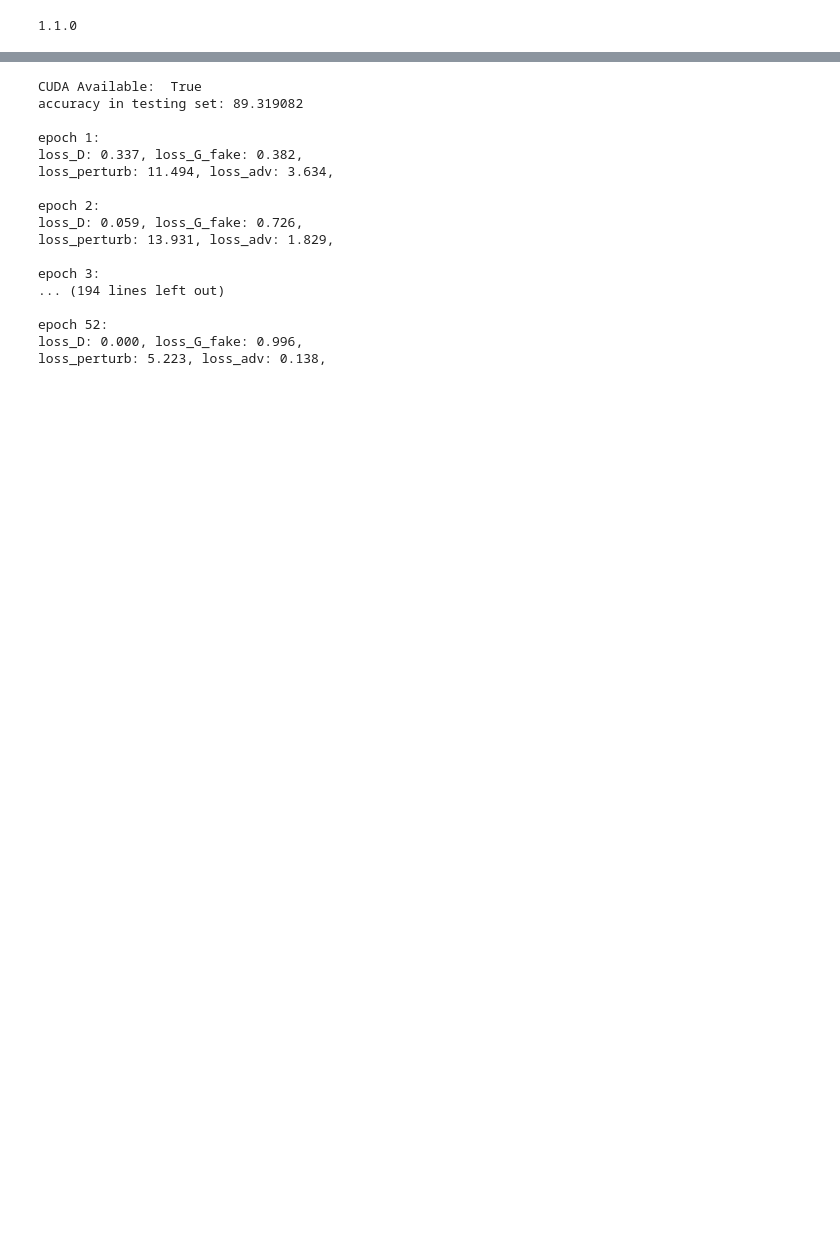
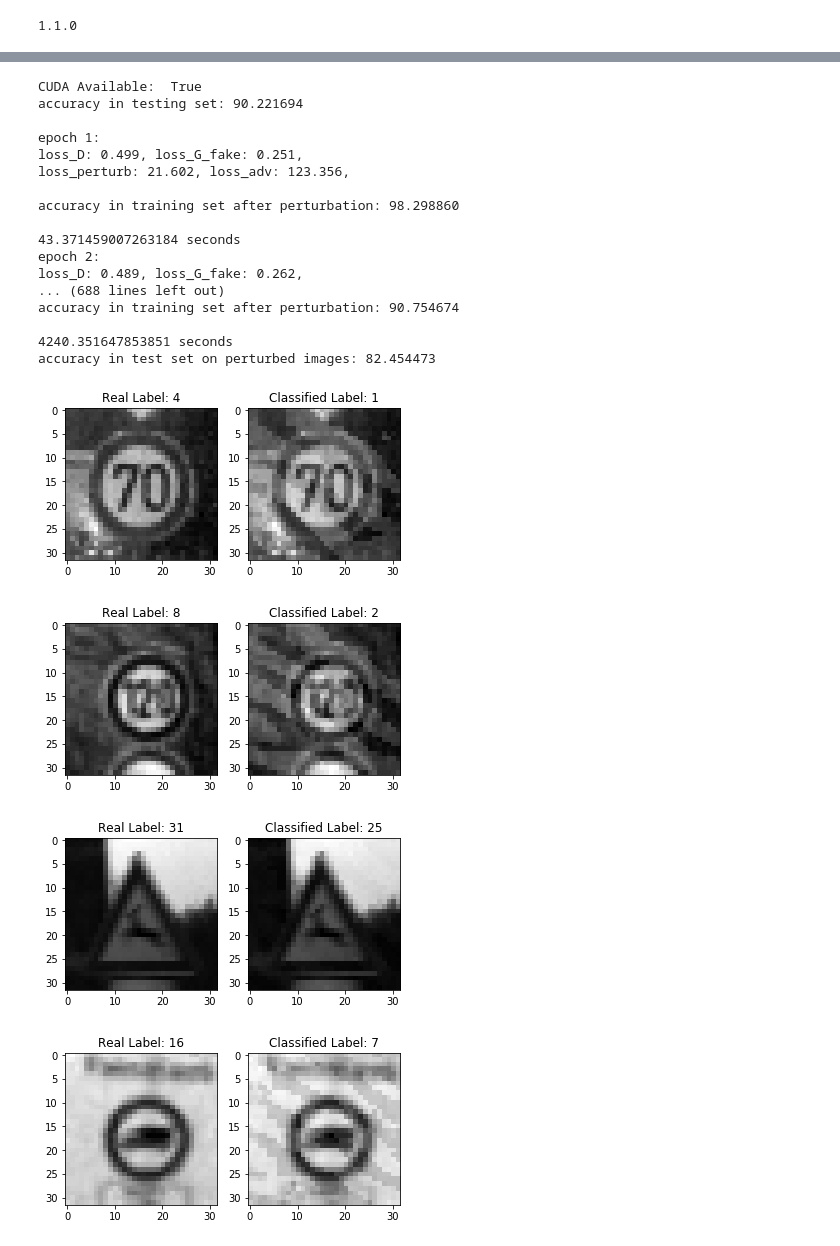
Before and after one commit to tortoisehare/TSR-GAN, a Jupyter notebook: GAN_torch.ipynb, the cells around one changed output, grey strips where cells are left out. Drawn from its saved outputs; the diff is of its cells as text; code cells hidden in the pictures; blank space fills up the shorter version.

```diff
--- a/GAN_torch.ipynb
+++ b/GAN_torch.ipynb
@@ -292,6 +293,6 @@ valid_dataset = TensorDataset(valid_x,valid_y)
 # %%
 import torch
-import torchvision.datasets
+#import torchvision.datasets
 import torchvision.transforms as transforms
 from torch.utils.data import DataLoader
 import torch.nn.functional as F
@@ -300,7 +301,7 @@ import torch.nn.functional as F
 if __name__ == "__main__":
     use_cuda = True
     image_nc = 1 #number of channels
-    batch_size = 128
+    batch_size = 64
 
     # Define what device we are using
     print("CUDA Available: ", torch.cuda.is_available())
@@ -317,7 +318,7 @@ if __name__ == "__main__":
     target_model = target_net().to(device)
     target_model.train()
     opt_model = torch.optim.Adam(target_model.parameters(), lr=0.001)
-    epochs = 40
+    epochs = 20
 
     for epoch in range(epochs):
         loss_epoch = 0
@@ -547,13 +633,22 @@ class AdvGAN_Attack:
 # %%
+
+%matplotlib inline
+
+import matplotlib
+import numpy as np
+import matplotlib.pyplot as plt
+import matplotlib.gridspec as gridspec
+
 import torch
+import torchvision
 import torchvision.datasets
 import torchvision.transforms as transforms
 from torch.utils.data import DataLoader
 
-
 use_cuda=True
 image_nc=1
-epochs = 60
+epochs = 100
+
 batch_size = 128
 BOX_MIN = 0
 BOX_MAX = 1
@@ -567,49 +662,59 @@ targeted_model = target_net().to(device)
 targeted_model.load_state_dict(torch.load(pretrained_model))
 targeted_model.eval()
 
 #test to make sure restoring model worked
-num_correct = 0
+num_correct2 = 0
 for i, data in enumerate(test_dataloader, 0):
-    test_img, test_label = data
-    test_img, test_label = test_img.to(device), test_label.to(device)
-    test_label = torch.argmax(test_label,1)
-    pred_lab = torch.argmax(targeted_model(test_img), 1)
-    num_correct += torch.sum(pred_lab==test_label,0)
+    test_img2, test_label2 = data
+    test_img2, test_label2 = test_img2.to(device), test_label2.to(device)
+    test_label2 = torch.argmax(test_label2,1)
+    pred_lab2 = torch.argmax(targeted_model(test_img2), 1)
+    num_correct2 += torch.sum(pred_lab2==test_label2,0)
 
-print('accuracy in testing set: %f\n'%(100*num_correct.item()/len(test_dataset)))
+print('accuracy in testing set: %f\n'%(100*num_correct2.item()/len(test_dataset)))
 
 
 model_num_labels = 43
 
-models_path = "./models"
+models_path = "./models/"
 if not os.path.exists(models_path):
     os.makedirs(models_path)
 
 # train dataset and dataloader declaration
 dataloader = DataLoader(train_dataset, batch_size=batch_size, shuffle=False, num_workers=1)
 advGAN = AdvGAN_Attack(device,
                           targeted_model,
                           model_num_labels,
                           image_nc,
                           BOX_MIN,
                           BOX_MAX)
 
 advGAN.train(dataloader, epochs)
+
+advGAN.test(test_dataloader)
+
+#ideas for optimizing:
+#improve target classifier - stop it from overfitting
+#color
 # %% [output]
 CUDA Available:  True
-accuracy in testing set: 89.319082
+accuracy in testing set: 90.221694
 
 epoch 1:
-loss_D: 0.337, loss_G_fake: 0.382,
-loss_perturb: 11.494, loss_adv: 3.634,
+loss_D: 0.499, loss_G_fake: 0.251,
+loss_perturb: 21.602, loss_adv: 123.356,
 
+accuracy in training set after perturbation: 98.298860
+
+43.371459007263184 seconds
 epoch 2:
-loss_D: 0.059, loss_G_fake: 0.726,
-loss_perturb: 13.931, loss_adv: 1.829,
+loss_D: 0.489, loss_G_fake: 0.262,
+... (688 lines left out)
+accuracy in training set after perturbation: 90.754674
 
-epoch 3:
-... (194 lines left out)
-
-epoch 52:
-loss_D: 0.000, loss_G_fake: 0.996,
-loss_perturb: 5.223, loss_adv: 0.138,
+4240.351647853851 seconds
+accuracy in test set on perturbed images: 82.454473
+[figure, added]
+[figure, added]
+[figure, added]
+[figure, added]
```
Also changed, not shown: parts of 5 cells of this notebook.
